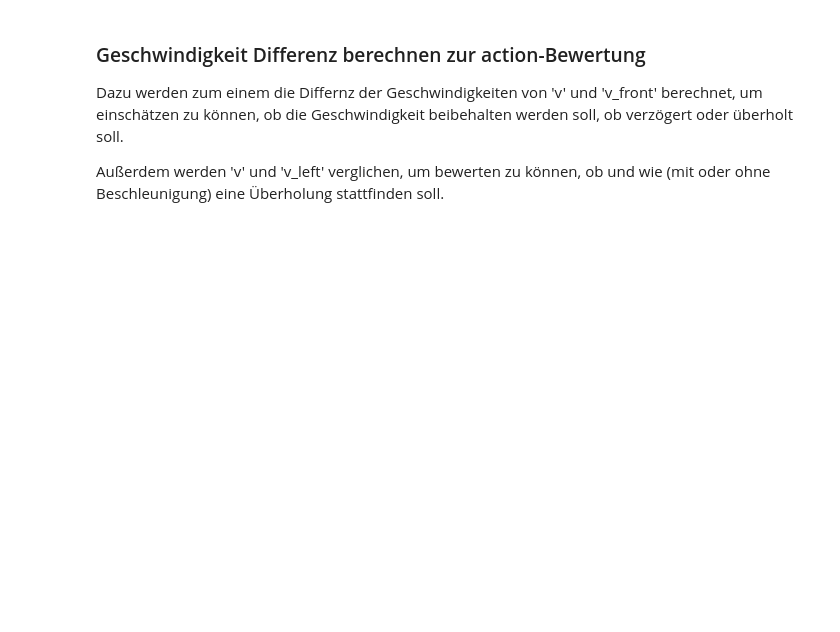
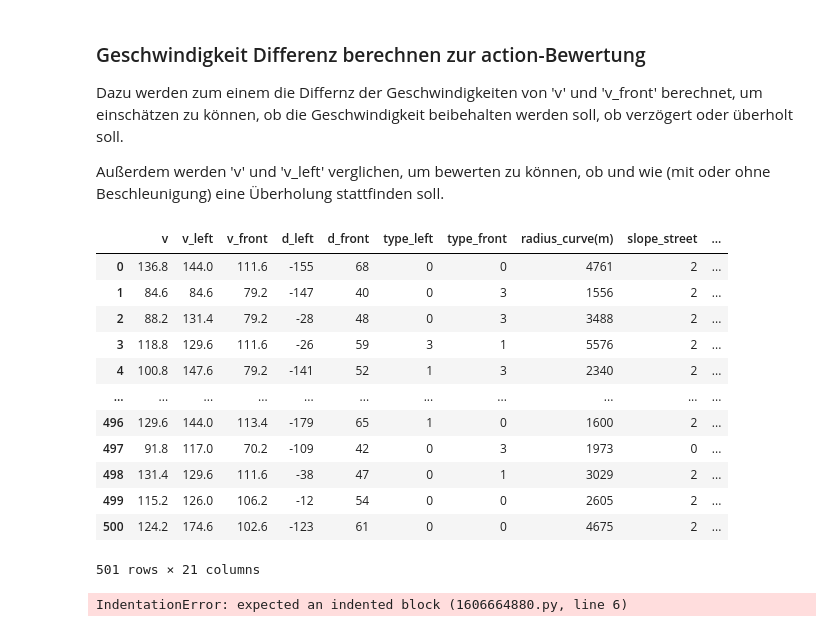
Before and after one commit to alien-coding/KI-Verkehrs-Verhaltenssimulation, a Jupyter notebook: main.ipynb, the cells around one changed output. Drawn from its saved outputs; the diff is of its cells as text; code cells hidden in the pictures; blank space fills up the shorter version.

```diff
--- a/main.ipynb
+++ b/main.ipynb
@@ -259,6 +279,62 @@ Deltas ausrechnen
 Dazu werden zum einem die Differnz der Geschwindigkeiten von 'v' und 'v_front' berechnet, um einschätzen zu können, ob die Geschwindigkeit beibehalten werden soll, ob verzögert oder überholt soll.
 
 Außerdem werden 'v' und 'v_left' verglichen, um bewerten zu können, ob und wie (mit oder ohne Beschleunigung) eine Überholung stattfinden soll.
-# %%
-df_train.append('delta_vFront')
-front_diff = df_train['v'] - df_train['v_front']
+# %%
+for i in range(1, len(df_train) +1):
+    df_train['delta_vFront'] = df_train['v'] - df_train['v_front']
+    df_train['delta_vLeft'] = df_train['v'] - df_train['v_left']
+
+df_train
+# %% [output]
+|  | v | v_left | v_front | d_left | d_front | type_left | type_front | radius_curve(m) | slope_street | ... |
+| 0 | 136.8 | 144.0 | 111.6 | -155 | 68 | 0 | 0 | 4761 | 2 | ... |
+| 1 | 84.6 | 84.6 | 79.2 | -147 | 40 | 0 | 3 | 1556 | 2 | ... |
+| 2 | 88.2 | 131.4 | 79.2 | -28 | 48 | 0 | 3 | 3488 | 2 | ... |
+| 3 | 118.8 | 129.6 | 111.6 | -26 | 59 | 3 | 1 | 5576 | 2 | ... |
+| 4 | 100.8 | 147.6 | 79.2 | -141 | 52 | 1 | 3 | 2340 | 2 | ... |
+| ... | ... | ... | ... | ... | ... | ... | ... | ... | ... | ... |
+| 496 | 129.6 | 144.0 | 113.4 | -179 | 65 | 1 | 0 | 1600 | 2 | ... |
+| 497 | 91.8 | 117.0 | 70.2 | -109 | 42 | 0 | 3 | 1973 | 0 | ... |
+| 498 | 131.4 | 129.6 | 111.6 | -38 | 47 | 0 | 1 | 3029 | 2 | ... |
+| 499 | 115.2 | 126.0 | 106.2 | -12 | 54 | 0 | 0 | 2605 | 2 | ... |
+| 500 | 124.2 | 174.6 | 102.6 | -123 | 61 | 0 | 0 | 4675 | 2 | ... |
+501 rows × 21 columns
+# %%
+def do_prediction(v,v_left,v_front,d_left,d_front,type_left,type_front,radius_curve,slope_street,street_type,time,weather,type_vehicle,speed_limit,action):
+    input = prepare_user_input(v,v_left,v_front,d_left,d_front,type_left,type_front,radius_curve,slope_street,street_type,time,weather,type_vehicle,speed_limit,action)
+
+    return 0
+
+def prepare_user_input(v,v_left,v_front,d_left,d_front,type_left,type_front,radius_curve,slope_street,street_type,time,weather,type_vehicle,speed_limit,action):
+    v = v * 3.6
+    v_left = v_left * 3.6
+    v_front = v_front * 3.6
+    # Encoding non-numeric values
+    type_left_ed = preprocessing.LabelEncoder().fit(type_left)
+    type_left_ed.transform(type_left)
+
+    return {
+        'v': v,
+        'v_left': v_left,
+        'v_front': v_front,
+        'd_left': d_left,
+        'd_front': d_front,
+        'type_left': type_left,
+        'type_front': type_front,
+        'radius_curve': radius_curve,
+        'slope_street': slope_street,
+        'street_type': street_type,
+        'time': time,
+        'weather': weather,
+        'type_vehicle': type_vehicle,
+        'speed_limit': speed_limit,
+        'action': action,
+        'accelerated_lane_change': ,
+        'continue': ,
+        'decelerate': ,
+        'lane_change': ,
+        'delta_vFront': ,
+        'delta_vLeft':
+    }
+# %% [output]
+IndentationError: expected an indented block (1606664880.py, line 6)
```
Also changed, not shown: parts of 5 cells of this notebook.
